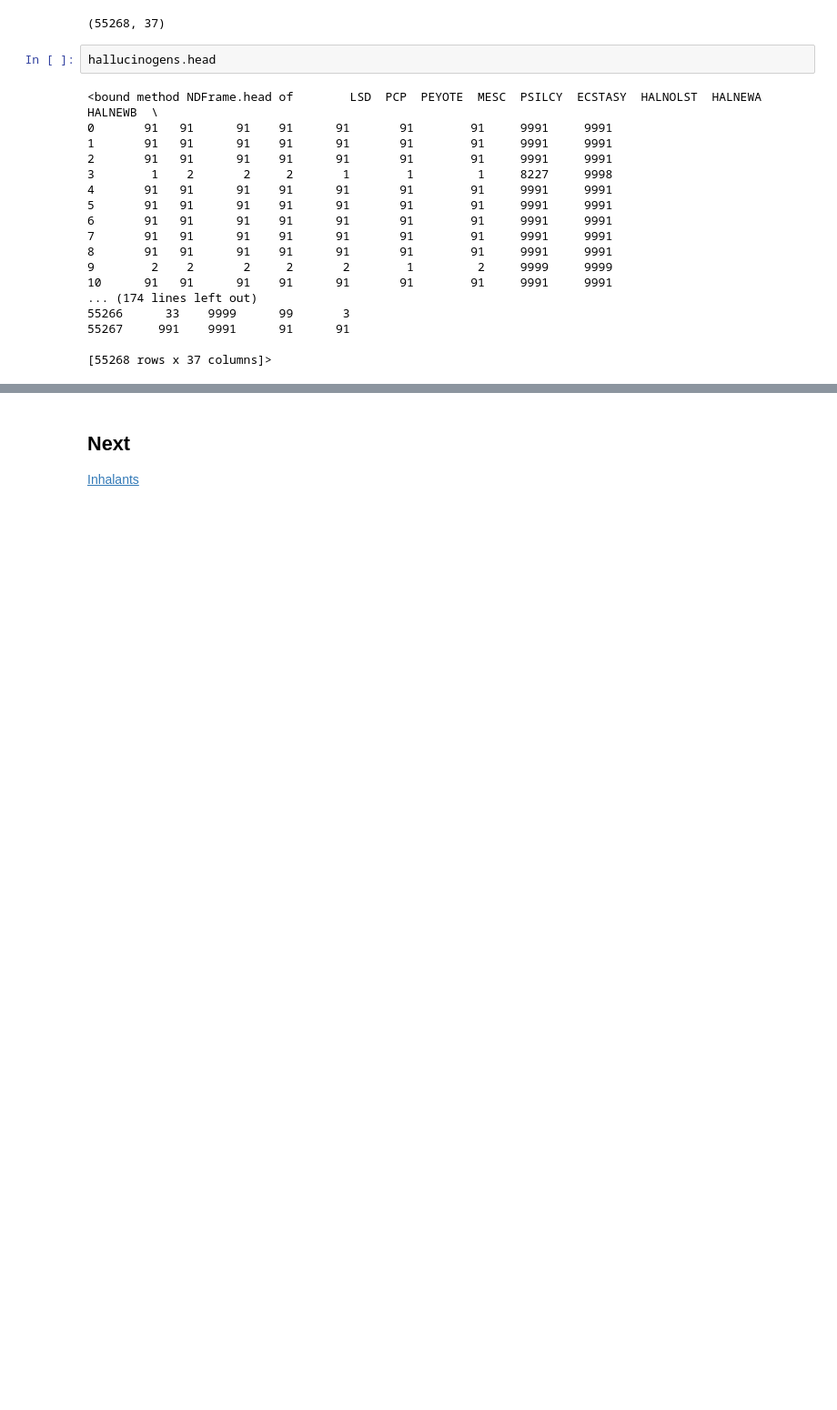
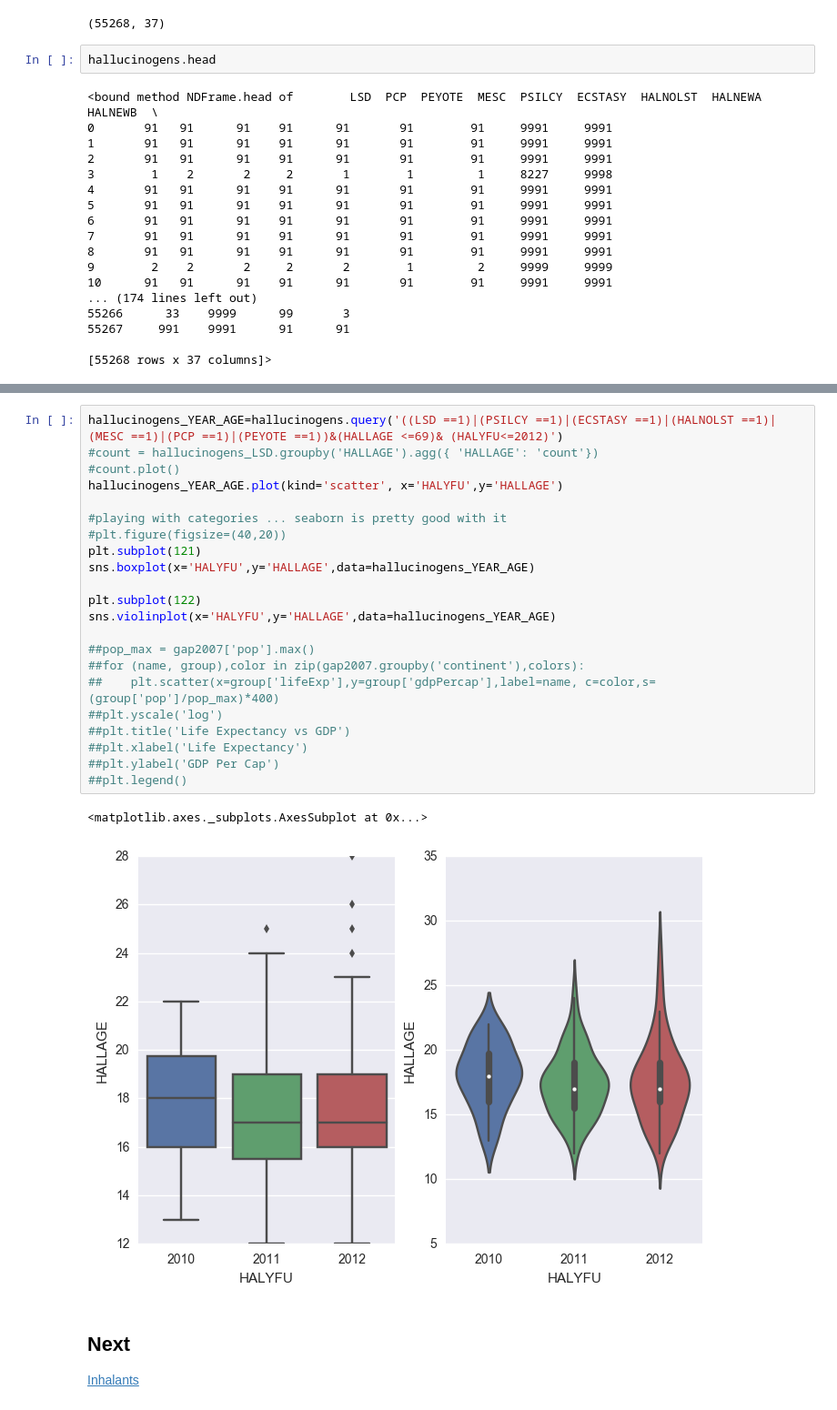
Before and after one commit to AliaAlaaElDinAdly/VA_Project, a Jupyter notebook: Hallucinogens.ipynb, the cells around one changed output, grey strips where cells are left out. Shown at 91% size. Saved outputs shown, nothing was run; the diff lists cells and outputs as text; blank space fills up the shorter version.

```diff
--- a/Hallucinogens.ipynb
+++ b/Hallucinogens.ipynb
@@ -74,3 +112,28 @@ hallucinogens.query('LSD ==1 and PCP ==1 and PEYOTE == 1 ')
+# %%
+hallucinogens_YEAR_AGE=hallucinogens.query('((LSD ==1)|(PSILCY ==1)|(ECSTASY ==1)|(HALNOLST ==1)|(MESC ==1)|(PCP ==1)|(PEYOTE ==1))&(HALLAGE <=69)& (HALYFU<=2012)')
+#count = hallucinogens_LSD.groupby('HALLAGE').agg({ 'HALLAGE': 'count'})
+#count.plot()
+hallucinogens_YEAR_AGE.plot(kind='scatter', x='HALYFU',y='HALLAGE')
+
+#playing with categories ... seaborn is pretty good with it
+#plt.figure(figsize=(40,20))
+plt.subplot(121)
+sns.boxplot(x='HALYFU',y='HALLAGE',data=hallucinogens_YEAR_AGE)
+
+plt.subplot(122)
+sns.violinplot(x='HALYFU',y='HALLAGE',data=hallucinogens_YEAR_AGE)
+
+##pop_max = gap2007['pop'].max()
+##for (name, group),color in zip(gap2007.groupby('continent'),colors):
+##    plt.scatter(x=group['lifeExp'],y=group['gdpPercap'],label=name, c=color,s=(group['pop']/pop_max)*400)
+##plt.yscale('log')
+##plt.title('Life Expectancy vs GDP')
+##plt.xlabel('Life Expectancy')
+##plt.ylabel('GDP Per Cap')
+##plt.legend()
+# %% [output]
+<matplotlib.axes._subplots.AxesSubplot at 0x...>
+[figure, added]
 # %% [markdown]
 ## Next
 
```
Also changed, not shown: parts of 9 cells of this notebook.
